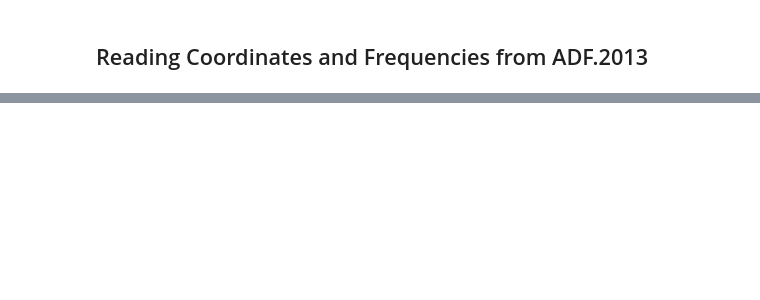
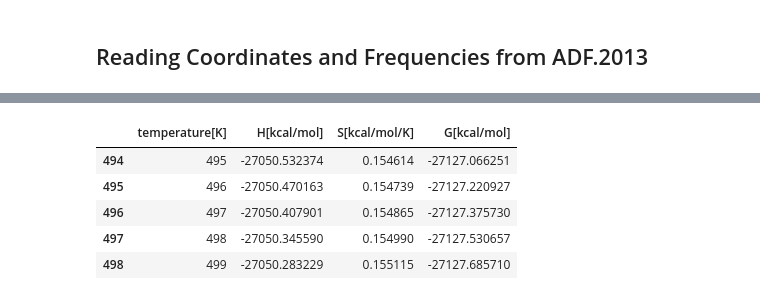
Before and after one commit to AndyDanian/ThermoChemistry, a Jupyter notebook: jupyter/thermo_hgw.ipynb, the cells around one changed output, grey strips where cells are left out. Cells and saved outputs as stored; diff of their text form; code cells hidden in the pictures; blank space fills up the shorter version.

```diff
--- a/jupyter/thermo_hgw.ipynb
+++ b/jupyter/thermo_hgw.ipynb
@@ -141 +167,40 @@ w6s8.out:  -27051.003      0.136       -27091.562
 w1s1.out:  -25268.418      0.063       -25287.314
+# %%
+# df_results = pd.DataFrame(columns=['system', "H[kcal/mol]", "S[kcal/mol/K]", "G[kcal/mol]"])
+
+absolute_thermochemical_results = {}
+
+for file_adf in list_file_adf:
+
+    name_file = Path(file_adf).name
+
+    absolute_thermochemical_results[name_file] = {}
+
+    thermo_data = {
+        'temperature[K]': [],
+        "H[kcal/mol]": [],
+        "S[kcal/mol/K]": [],
+        "G[kcal/mol]": [],
+    }
+
+    for temperature in range(1, 500, 1):
+
+        H_statmech = statmech[name_file].get_H(T=temperature, units='kcal/mol')
+        S_statmech = statmech[name_file].get_S(T=temperature, units='kcal/mol/K')
+        G_statmech = statmech[name_file].get_G(T=temperature, units='kcal/mol')
+
+        thermo_data['temperature[K]'].append(temperature)
+        thermo_data['H[kcal/mol]'].append(H_statmech)
+        thermo_data['S[kcal/mol/K]'].append(S_statmech)
+        thermo_data['G[kcal/mol]'].append(G_statmech)
+
+    absolute_thermochemical_results[name_file] = pd.DataFrame(thermo_data)
+# %%
+absolute_thermochemical_results['w6s1.out'].tail()
+# %% [output]
+|  | temperature[K] | H[kcal/mol] | S[kcal/mol/K] | G[kcal/mol] |
+| 494 | 495 | -27050.532374 | 0.154614 | -27127.066251 |
+| 495 | 496 | -27050.470163 | 0.154739 | -27127.220927 |
+| 496 | 497 | -27050.407901 | 0.154865 | -27127.375730 |
+| 497 | 498 | -27050.345590 | 0.154990 | -27127.530657 |
+| 498 | 499 | -27050.283229 | 0.155115 | -27127.685710 |
```
Also changed, not shown: parts of 12 cells of this notebook, 40 other files.
